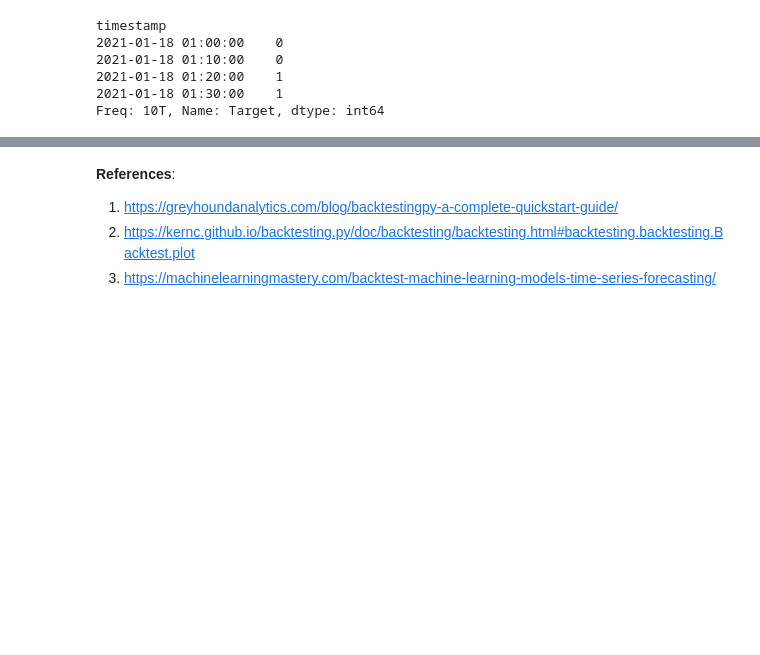
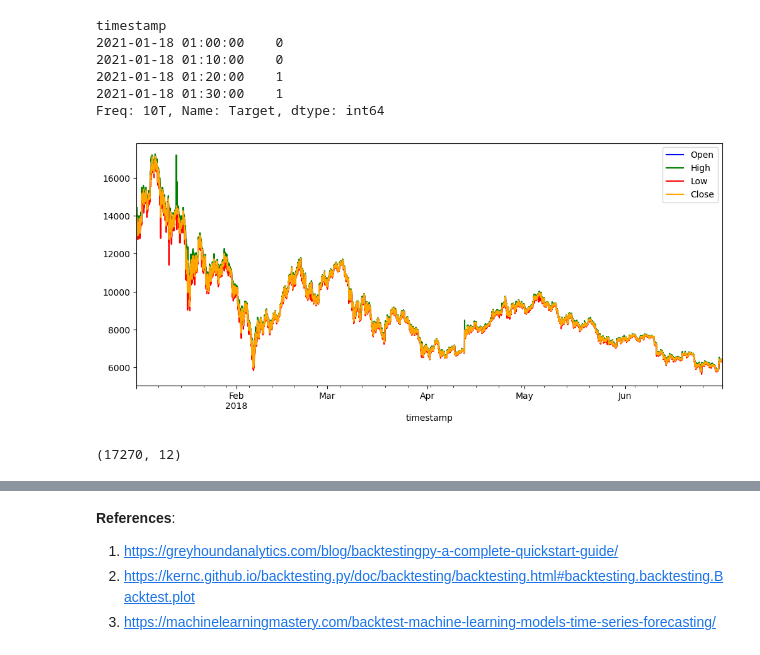
Before and after one commit to lcsrodriguez/cryptotrading, a Jupyter notebook: notebooks/bitcoin_trading.ipynb, the cells around one changed output, grey strips where cells are left out. Saved outputs shown, nothing was run; the diff lists cells and outputs as text; code cells hidden in the pictures; blank space fills up the shorter version.

```diff
--- a/notebooks/bitcoin_trading.ipynb
+++ b/notebooks/bitcoin_trading.ipynb
@@ -337,3 +375,14 @@ Freq: 10T, Name: Target, dtype: int64
 # Prediction (ultimate classification)
 # %%
 # Saving model to disk for transfer learning
+# %%
+# Dataset
+btc_2018 = df["2018-01": "2018-04"]
+# %%
+_ = btc_2018[Utils.OHLC].plot()
+# %% [output]
+[figure, added]
+# %%
+btc_2018.shape
+# %% [output]
+(17270, 12)
```
Also changed, not shown: parts of 24 cells of this notebook, 3 other files.
